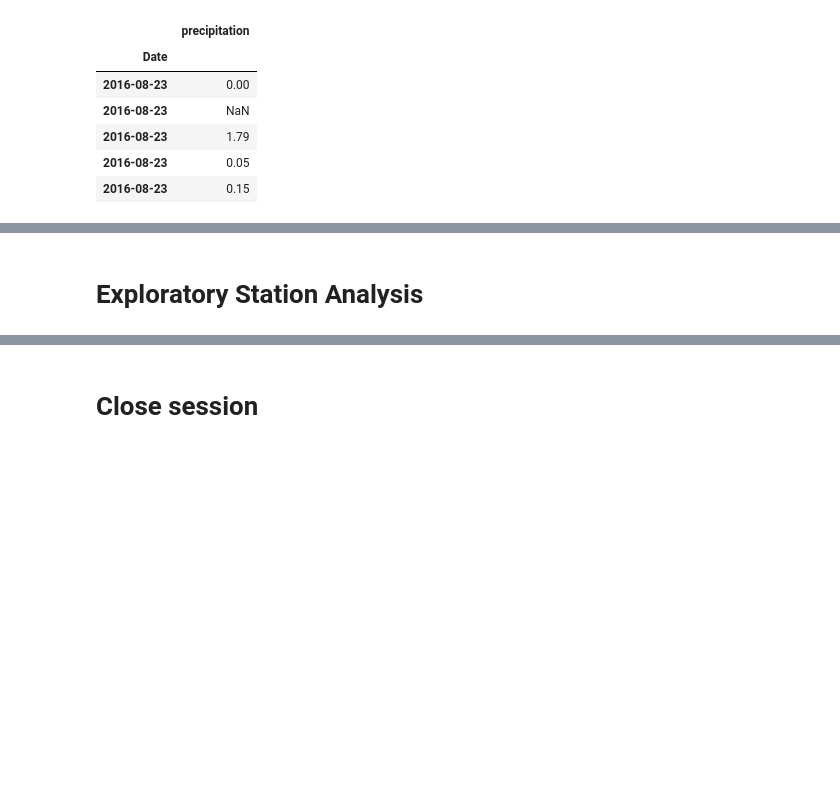
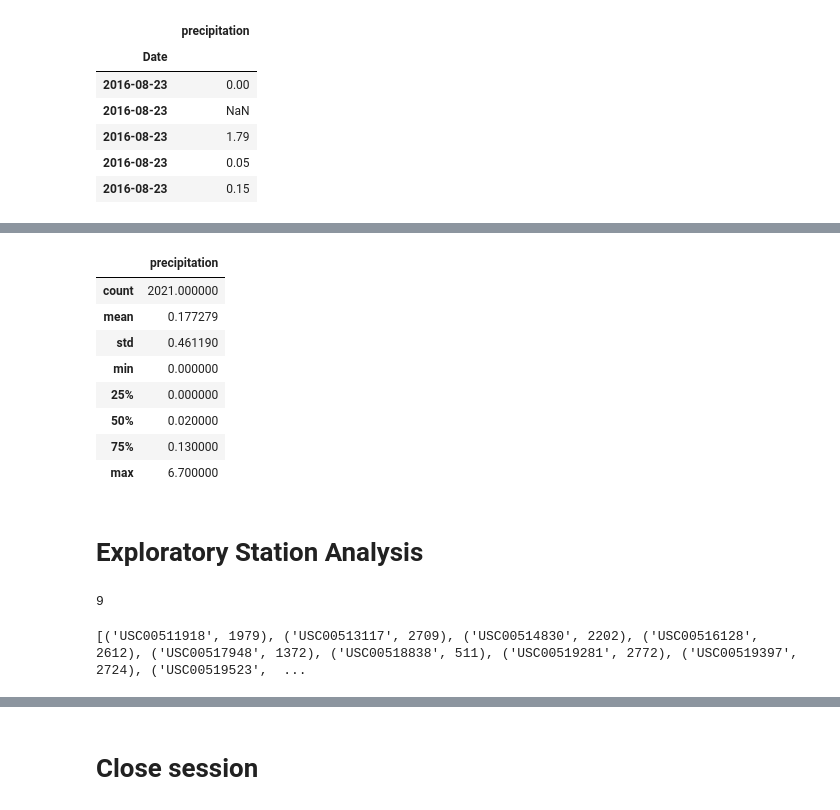
Before and after one commit to harsh-env/sqlalchemy-challenge, a Jupyter notebook: climate_starter.ipynb, the cells around one changed output, grey strips where cells are left out. Drawn from its saved outputs; the diff is of its cells as text; code cells hidden in the pictures; blank space fills up the shorter version.

Commit message:
added Station analysis

```diff
--- a/climate_starter.ipynb
+++ b/climate_starter.ipynb
@@ -178,9 +180,26 @@ plt.show()
 # %%
 # Use Pandas to calcualte the summary statistics for the precipitation data
+hawaii_df.describe()
+# %% [output]
+|  | precipitation |
+| count | 2021.000000 |
+| mean | 0.177279 |
+| std | 0.461190 |
+| min | 0.000000 |
+| 25% | 0.000000 |
+| 50% | 0.020000 |
+| 75% | 0.130000 |
+| max | 6.700000 |
 # %% [markdown]
 # Exploratory Station Analysis
 # %%
 # Design a query to calculate the total number stations in the dataset
+session.query(Station).group_by(Station.station).count()
+# %% [output]
+9
 # %%
 # Design a query to find the most active stations (i.e. what stations have the most rows?)
-# List the stations and the counts in descending order.
+active_stations = session.query(Measurement.station, func.count(Measurement.date)).group_by(Measurement.station).all()
+print (active_stations)
+# %% [output]
+[('USC00511918', 1979), ('USC00513117', 2709), ('USC00514830', 2202), ('USC00516128', 2612), ('USC00517948', 1372), ('USC00518838', 511), ('USC00519281', 2772), ('USC00519397', 2724), ('USC00519523',  ...
```
Also changed, not shown: parts of 5 cells of this notebook.
